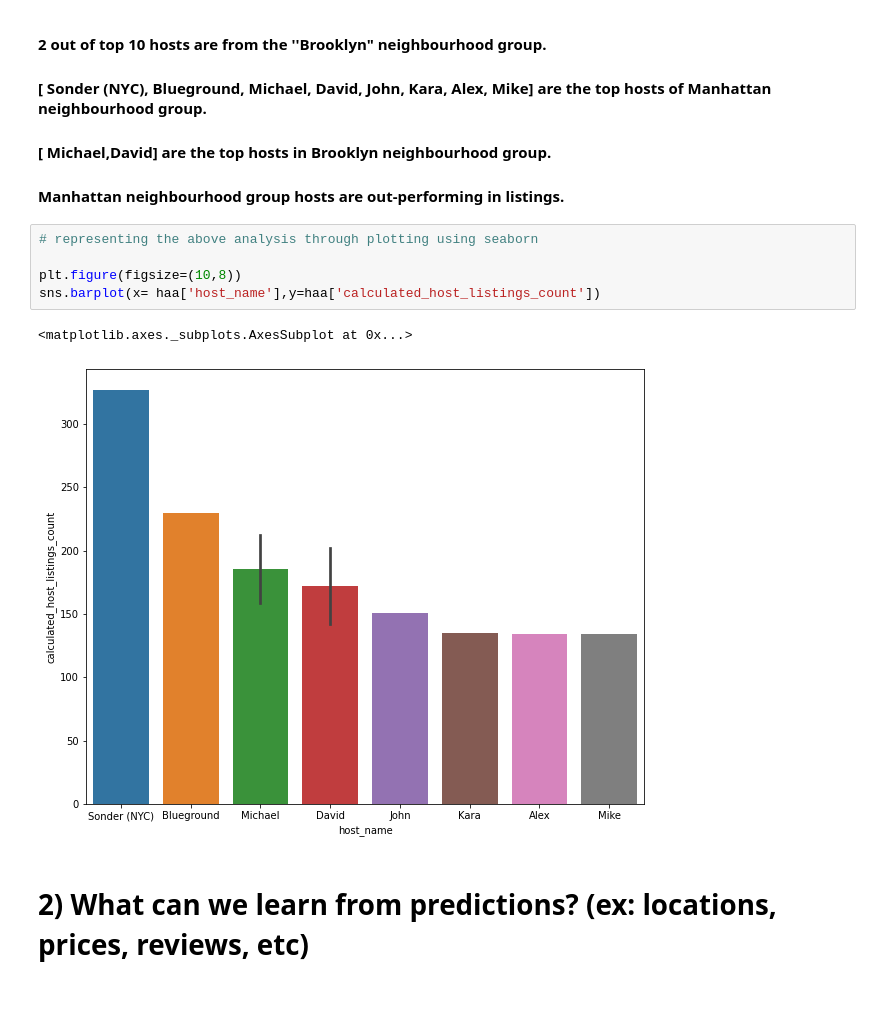
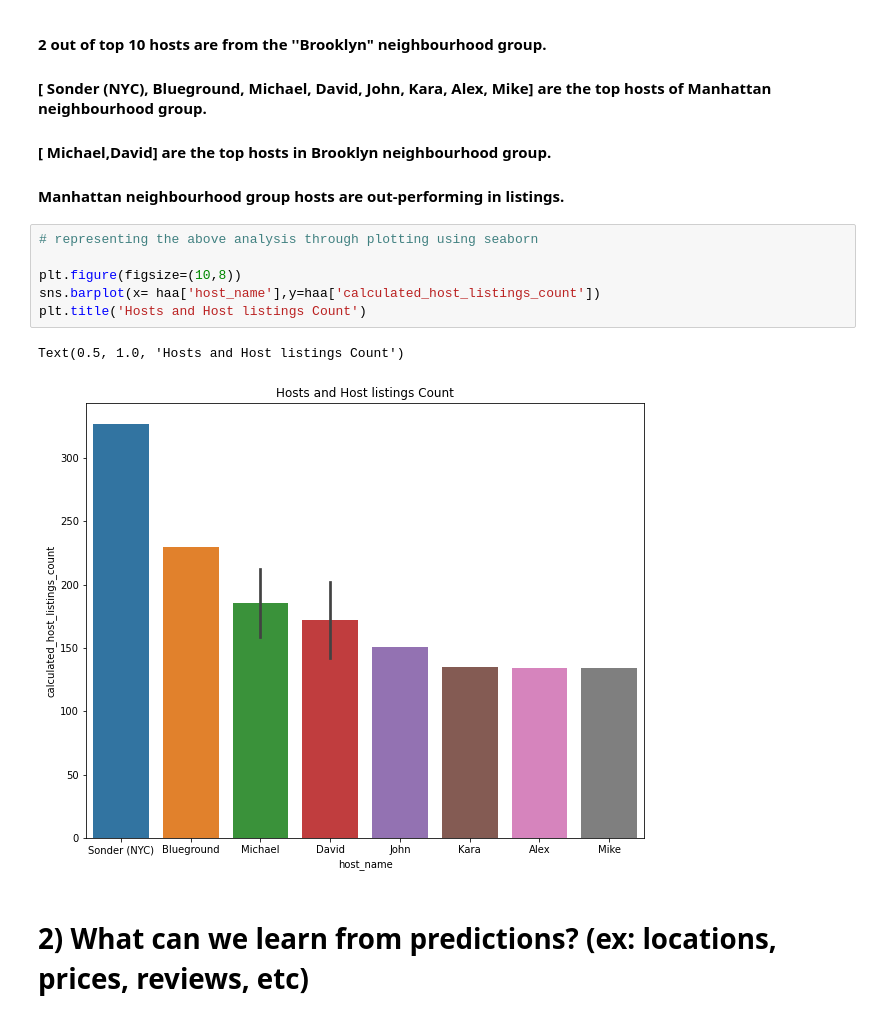
Before and after one commit to rknethinti/EDA-Airbnb-bookings-analysis, a Jupyter notebook: Airbnb_Bookings_Analysis_Capstone_Project.ipynb, the cells around one changed output. Cells and saved outputs as stored; diff of their text form.

```diff
--- a/Airbnb_Bookings_Analysis_Capstone_Project.ipynb
+++ b/Airbnb_Bookings_Analysis_Capstone_Project.ipynb
@@ -175,11 +178,12 @@ haa
 # %%
 # representing the above analysis through plotting using seaborn
 
 plt.figure(figsize=(10,8))
 sns.barplot(x= haa['host_name'],y=haa['calculated_host_listings_count'])
+plt.title('Hosts and Host listings Count')
 # %% [output]
-<matplotlib.axes._subplots.AxesSubplot at 0x...>
+Text(0.5, 1.0, 'Hosts and Host listings Count')
-[figure, old version]
+[figure, new version]
 # %% [markdown]
 # 2) What can we learn from predictions? (ex: locations, prices, reviews, etc)
 # %%
```
Also changed, not shown: parts of 11 cells of this notebook.
